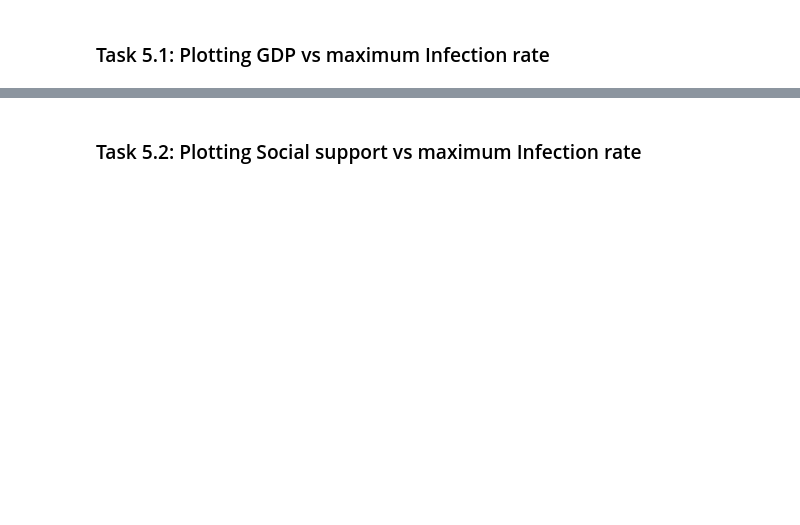
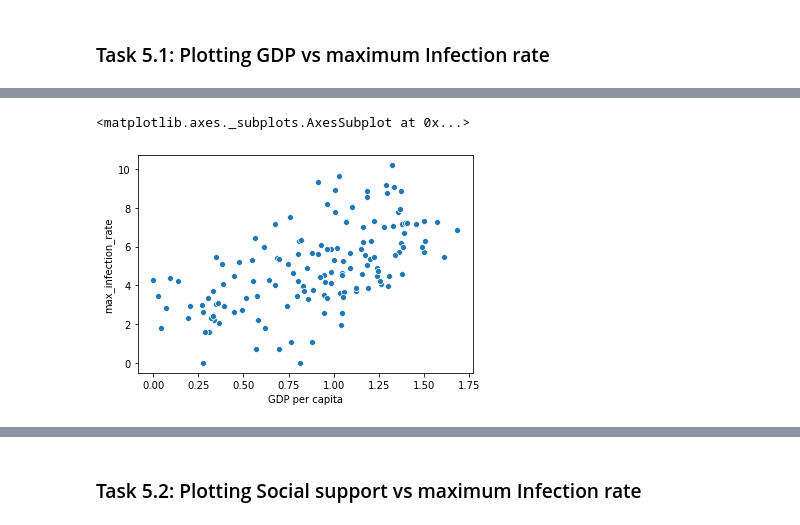
Before and after one commit to cervicalmello/datascience, a Jupyter notebook: covid19 data analysis notebook.ipynb, the cells around one changed output, grey strips where cells are left out. Saved outputs shown, nothing was run; the diff lists cells and outputs as text; code cells hidden in the pictures; blank space fills up the shorter version.

```diff
--- a/covid19 data analysis notebook.ipynb
+++ b/covid19 data analysis notebook.ipynb
@@ -266,0 +283,11 @@ our Analysis is not finished unless we visualize the results in terms figures an
+# %%
+# O Grafico acima nao ficou muito bom para interpretar as relações de x e y pois os valores de y
+# são de grandeza muito maior que os de x, para normalizar os valores usamos o metodo "np.log"
+# use method np.log = para calcular o logaritmo dos valores de infeccoes que sao muito altos
+# comparados com os valores de GDP e assim tornar o gráfico melhor interpretado
+x = data["GDP per capita"]
+y = data["max_infection_rate"]
+sns.scatterplot(x, np.log(y))
+# %% [output]
+<matplotlib.axes._subplots.AxesSubplot at 0x...>
+[figure, added]
```
Also changed, not shown: parts of 9 cells of this notebook, 1 other file.
